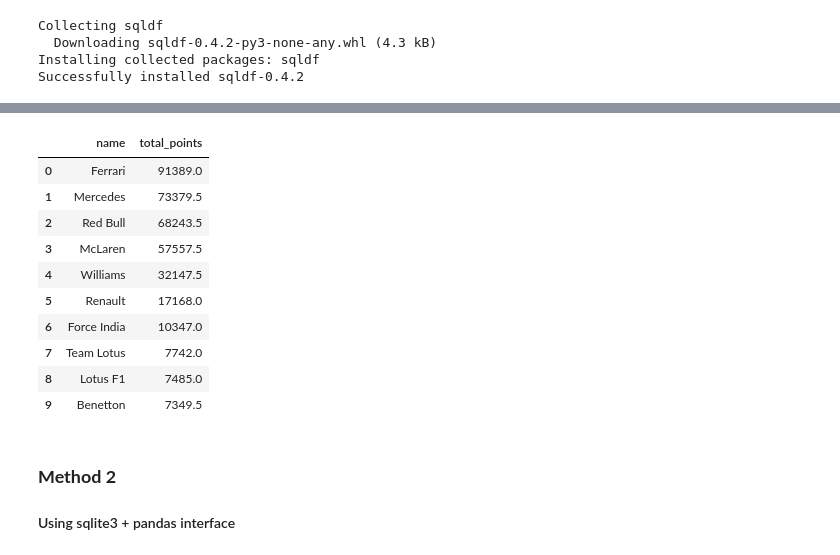
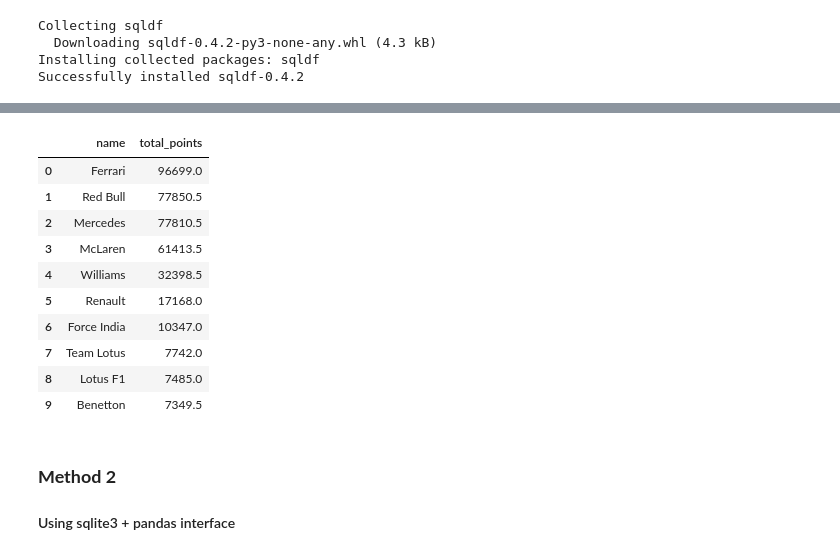
Before and after one commit to rahulakrish/formula_1, a Jupyter notebook: notebook.ipynb, the cells around one changed output, grey strips where cells are left out. Saved outputs shown, nothing was run; the diff lists cells and outputs as text; code cells hidden in the pictures.

```diff
--- a/notebook.ipynb
+++ b/notebook.ipynb
@@ -42,29 +40,29 @@ sqldf.run(query)
 # %%
 #demonstrating joins with sqldf
 #for some reason, aliases don't seem to work
 
-constructors = pd.read_csv('/constructors.csv')
-constructors_standings = pd.read_csv('/constructor_standings.csv')
+constructors = pd.read_csv('/content/constructors.csv')
+constructors_standings = pd.read_csv('/content/constructor_standings.csv')
 
 query = """
 SELECT constructors.name,
        SUM(constructors_standings.points) AS total_points
 FROM constructors
 LEFT JOIN constructors_standings   ON
   constructors.constructorId = constructors_standings.constructorId
 GROUP BY constructors.name
 ORDER BY total_points DESC
 LIMIT 10
 """
 
 sqldf.run(query)
 # %% [output]
 |  | name | total_points |
-| 0 | Ferrari | 91389.0 |
-| 1 | Mercedes | 73379.5 |
-| 2 | Red Bull | 68243.5 |
-| 3 | McLaren | 57557.5 |
-| 4 | Williams | 32147.5 |
+| 0 | Ferrari | 96699.0 |
+| 1 | Red Bull | 77850.5 |
+| 2 | Mercedes | 77810.5 |
+| 3 | McLaren | 61413.5 |
+| 4 | Williams | 32398.5 |
 | 5 | Renault | 17168.0 |
 | 6 | Force India | 10347.0 |
 | 7 | Team Lotus | 7742.0 |
```
Also changed, not shown: parts of 12 cells of this notebook.
